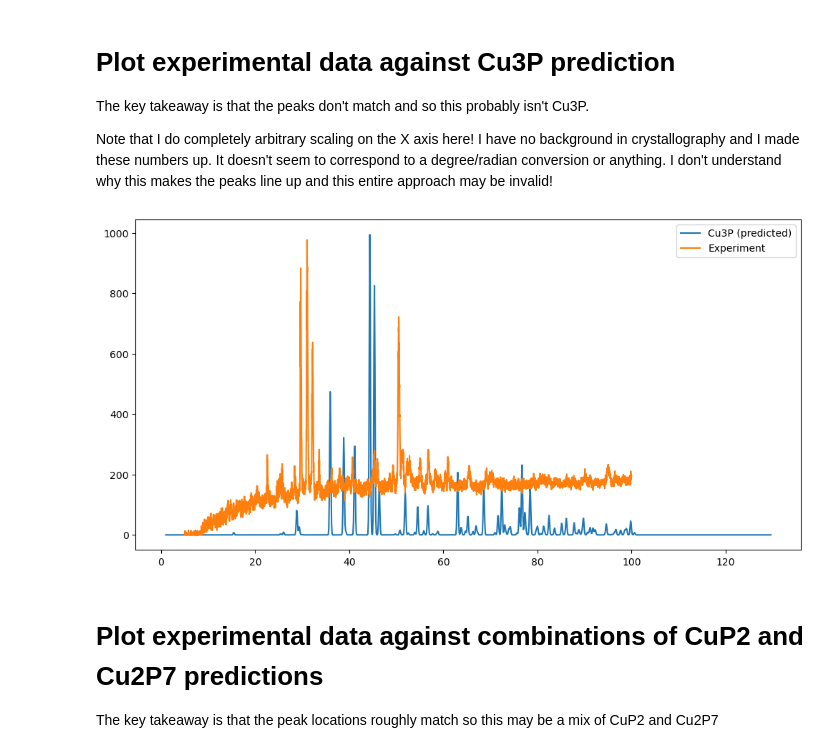
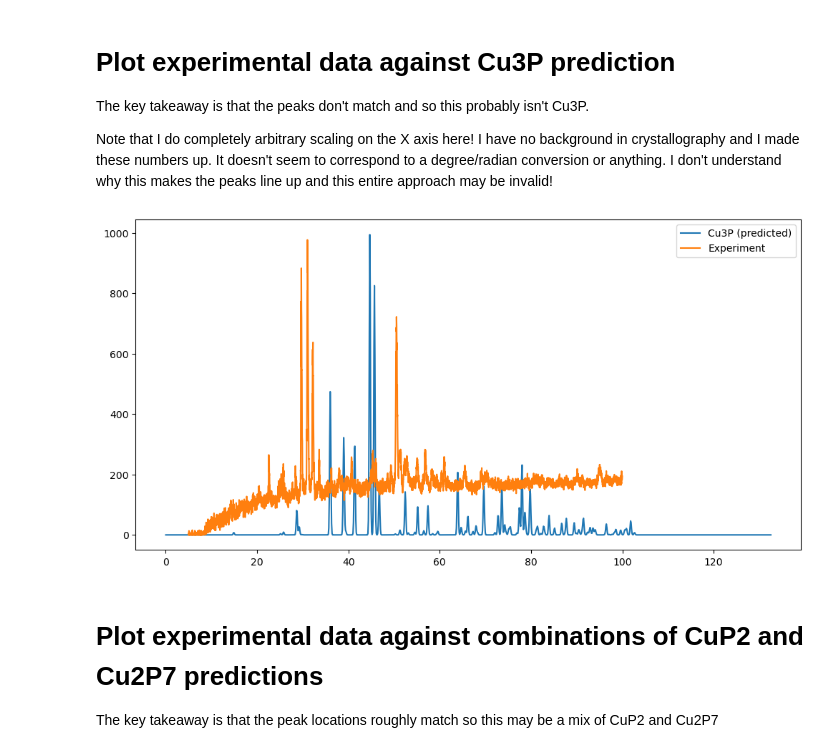
Before and after one commit to me2d09/lk99, a Jupyter notebook: analysis/Cu3P/2023_08_06_analyze_data.ipynb, the cells around one changed output. Drawn from its saved outputs; the diff is of its cells as text; code cells hidden in the pictures.

```diff
--- a/analysis/Cu3P/2023_08_06_analyze_data.ipynb
+++ b/analysis/Cu3P/2023_08_06_analyze_data.ipynb
@@ -112,8 +94,8 @@ scale=10
 # HUGE NOTE - I DON'T KNOW WHY I HAVE TO USE THESE SCALING
 # FACTORS TO MAKE THE PRED AND EXPT PLOTS KINDA LINE UP!
 # I MAY BE DOING THIS UTTERLY WRONG!!!
-completely_made_up_x_offset = 1
-completely_made_up_x_scale = 9.9
+completely_made_up_x_offset = 0
+completely_made_up_x_scale = 10.2
 
 ttharray = np.arange(0, 13, 0.01)
 
@@ -121,20 +103,20 @@ cu3p.compute_powder_overlay(ttharray=ttharray, fwhm=fwhm, scale=scale)
 cup2.compute_powder_overlay(ttharray=ttharray, fwhm=fwhm, scale=scale)
 cu2p7.compute_powder_overlay(ttharray=ttharray, fwhm=fwhm, scale=scale)
 # %%
-pyplot.plot(completely_made_up_x_offset+((ttharray) * completely_made_up_x_scale),
+pyplot.plot(completely_made_up_x_offset+(ttharray * completely_made_up_x_scale),
             cu3p.powder_overlay,
-           label="Cu3P (predicted)")
+            label="Cu3P (predicted)")
 
 pyplot.plot(data_formatted[:,0],
             data_formatted[:,1],
             label="Experiment"
            )
 fig = pyplot.gcf()
 pyplot.legend()
 # Make the plot big using freedom units
 fig.set_size_inches(12, 6, forward=True)
 # %% [output]
-[figure, old version]
+[figure, new version]
 # %% [markdown]
 # Plot experimental data against combinations of CuP2 and Cu2P7 predictions
 
```
Also changed, not shown: parts of 5 cells of this notebook.
